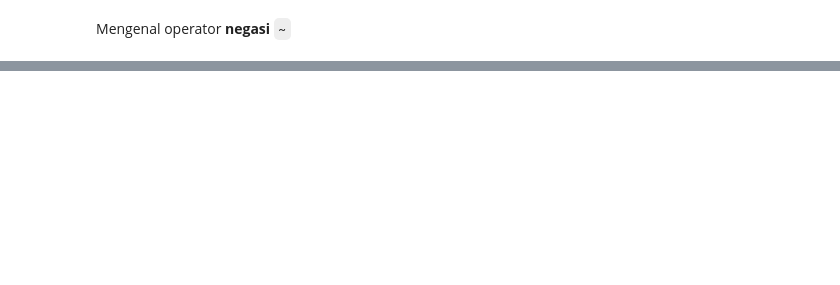
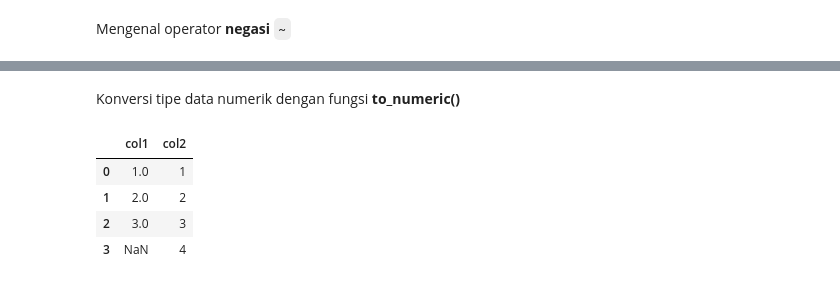
Before and after one commit to ykbintang/Data-Analysis, a Jupyter notebook: Python_Pandas_Tips_n_Tricks.ipynb, the cells around one changed output, grey strips where cells are left out. Cells and saved outputs as stored; diff of their text form; code cells hidden in the pictures; blank space fills up the shorter version.

```diff
--- a/Python_Pandas_Tips_n_Tricks.ipynb
+++ b/Python_Pandas_Tips_n_Tricks.ipynb
@@ -124,0 +170,10 @@ df[~df['A'].isin([1, 3])]
+# %% [markdown]
+Konversi tipe data numerik dengan fungsi **to_numeric()**
+# %%
+df.apply(pd.to_numeric, errors='coerce')
+# %% [output]
+|  | col1 | col2 |
+| 0 | 1.0 | 1 |
+| 1 | 2.0 | 2 |
+| 2 | 3.0 | 3 |
+| 3 | NaN | 4 |
```
Also changed, not shown: parts of 16 cells of this notebook.
